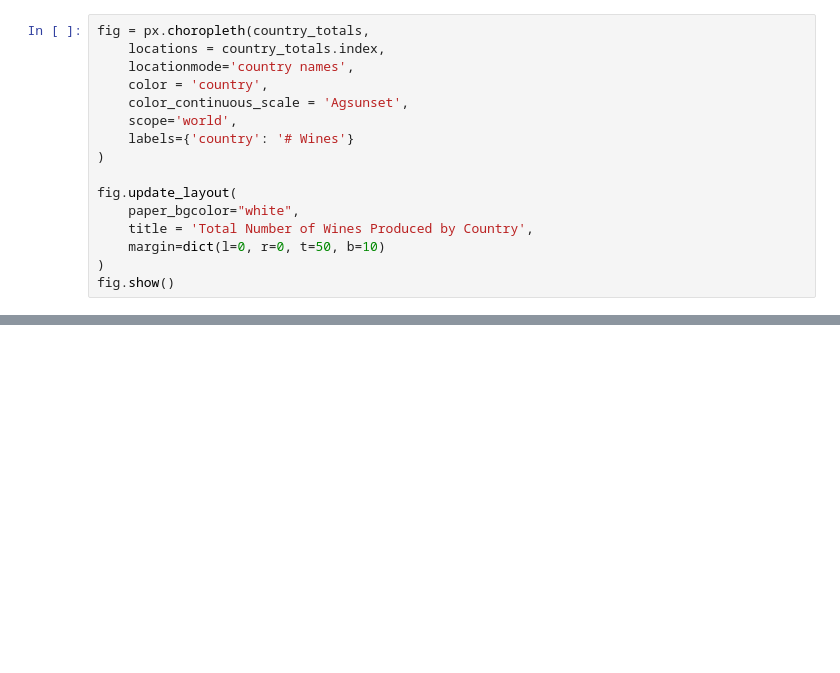
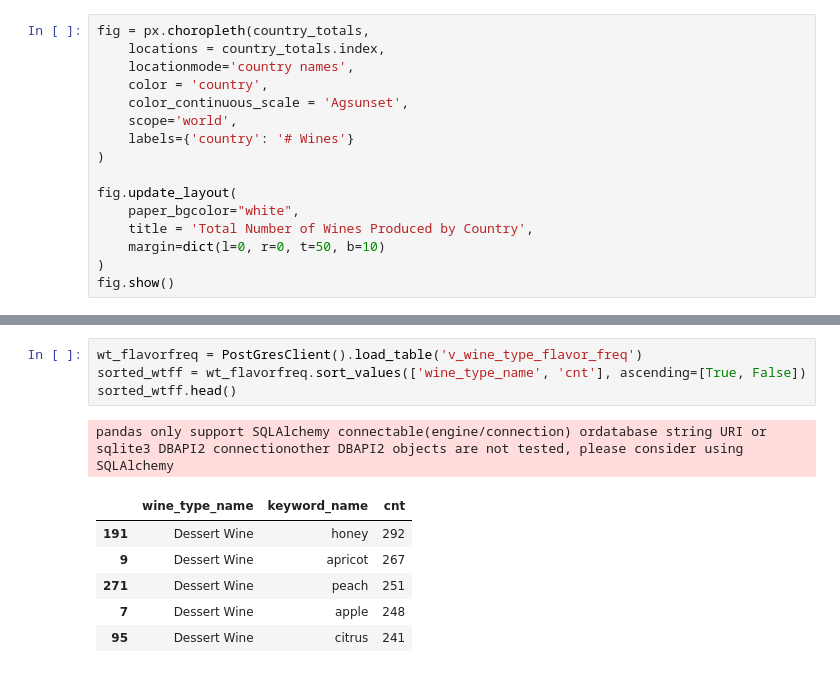
Before and after one commit to emozeika/wine_recommender, a Jupyter notebook: eda.ipynb, the cells around one changed output, grey strips where cells are left out. Drawn from its saved outputs; the diff is of its cells as text; blank space fills up the shorter version.

```diff
--- a/eda.ipynb
+++ b/eda.ipynb
@@ -35,0 +57,12 @@ fig.show()
+# %%
+wt_flavorfreq = PostGresClient().load_table('v_wine_type_flavor_freq')
+sorted_wtff = wt_flavorfreq.sort_values(['wine_type_name', 'cnt'], ascending=[True, False])
+sorted_wtff.head()
+# %% [output]
+pandas only support SQLAlchemy connectable(engine/connection) ordatabase string URI or sqlite3 DBAPI2 connectionother DBAPI2 objects are not tested, please consider using SQLAlchemy
+|  | wine_type_name | keyword_name | cnt |
+| 191 | Dessert Wine | honey | 292 |
+| 9 | Dessert Wine | apricot | 267 |
+| 271 | Dessert Wine | peach | 251 |
+| 7 | Dessert Wine | apple | 248 |
+| 95 | Dessert Wine | citrus | 241 |
```
Also changed, not shown: parts of 3 cells of this notebook, 1 other file.
